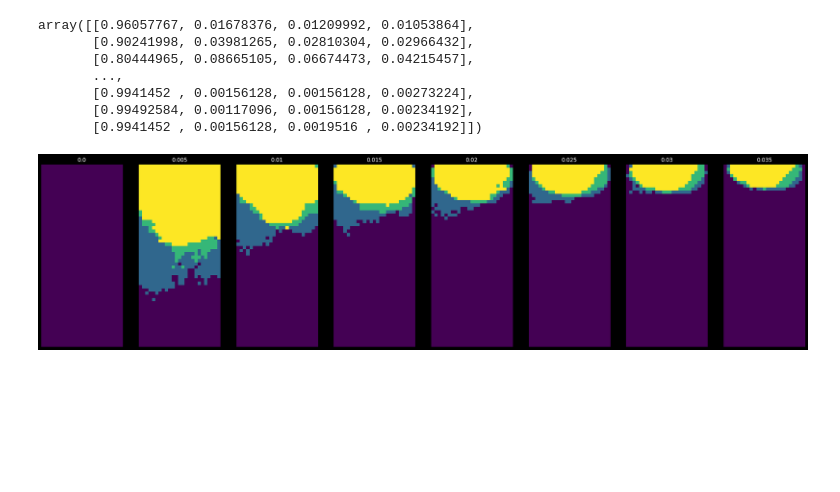
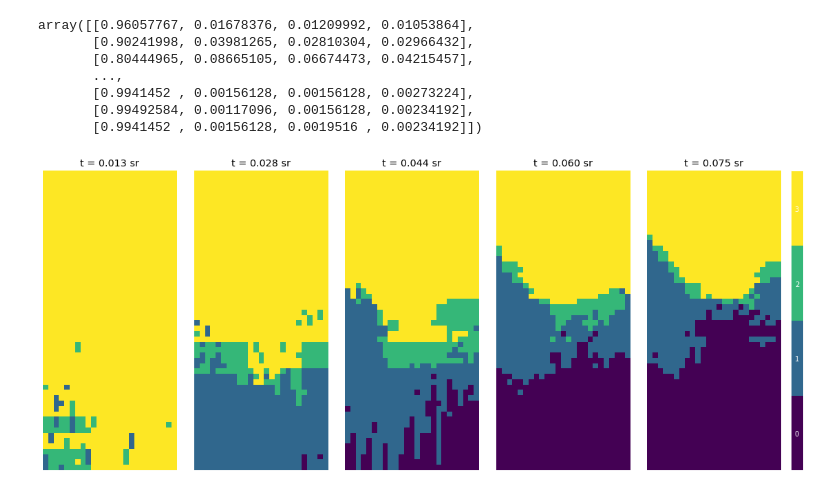
Before and after one commit to shervinazadi/EN_17037_Compliance, a Jupyter notebook: final_notebooks/context_view.ipynb, the cells around one changed output. Saved outputs shown, nothing was run; the diff lists cells and outputs as text; code cells hidden in the pictures; blank space fills up the shorter version.

```diff
--- a/final_notebooks/context_view.ipynb
+++ b/final_notebooks/context_view.ipynb
@@ -249,17 +276,32 @@ array([[0.96057767, 0.01678376, 0.01209992, 0.01053864],
        [0.9941452 , 0.00156128, 0.00156128, 0.00273224],
        [0.99492584, 0.00117096, 0.00156128, 0.00234192],
        [0.9941452 , 0.00156128, 0.0019516 , 0.00234192]])
-# %%
-div = 200.0
-plot_count = 8
-fig, axs = plt.subplots(1, plot_count, figsize=(30,8))
-for ax, t in zip(axs,range(0,plot_count)):
-    count_grid = np.reshape((through_win_ratio > t/div).sum(axis=1), (-1, 25))
-    ax.imshow(count_grid)
-    ax.axis('off')
-    ax.set_title(t/div)
-
-plot_path = os.path.join('plots', project_name + '_view_layer_threshold.eps')
-plt.savefig(plot_path, format='eps')
-# %% [output]
-[figure, removed]
+# %%
+through_win_ratio_wo_wall = through_win_ratio[:, 1:]
+# %%
+import matplotlib.gridspec as gridspec
+
+plt.style.use(['ggplot'])
+
+div = 800.0
+plot_count = 5
+w_ratio = 10
+fig3 = plt.figure(constrained_layout=True, figsize=(20, 8))
+fig3.patch.set_facecolor('#FFFFFF')
+gs = fig3.add_gridspec(1, w_ratio * plot_count + 1)
+for i in range(plot_count):
+    ax = fig3.add_subplot(gs[:, i*w_ratio:(i+1)*w_ratio])
+    ax.set_title('t = ' + ('%.3f' % ((0.001 + i/div) * 4 * np.pi)) + ' sr', color='black')
+    ax.axis('off')
+    count_grid = np.reshape((through_win_ratio_wo_wall> (0.001 + i/div)).sum(axis=1), (-1, 25))
+    im = ax.imshow(count_grid, interpolation='none', cmap=cmap,vmin = -.5, vmax = 3+.5)
+
+cax = fig3.add_subplot(gs[:, w_ratio * plot_count ])
+cb = plt.colorbar(im, ticks=(), cax = cax)
+for i in np.arange(0,4):
+    cb.ax.text(0.75, i - 0.05, i)
+
+plot_path = os.path.join('plots', project_name + '_view_layer_threshold.png')
+plt.savefig(plot_path, facecolor="#FFFFFF")
+# %% [output]
+[figure, added]
```
Also changed, not shown: parts of 5 cells of this notebook, 6 other files.
